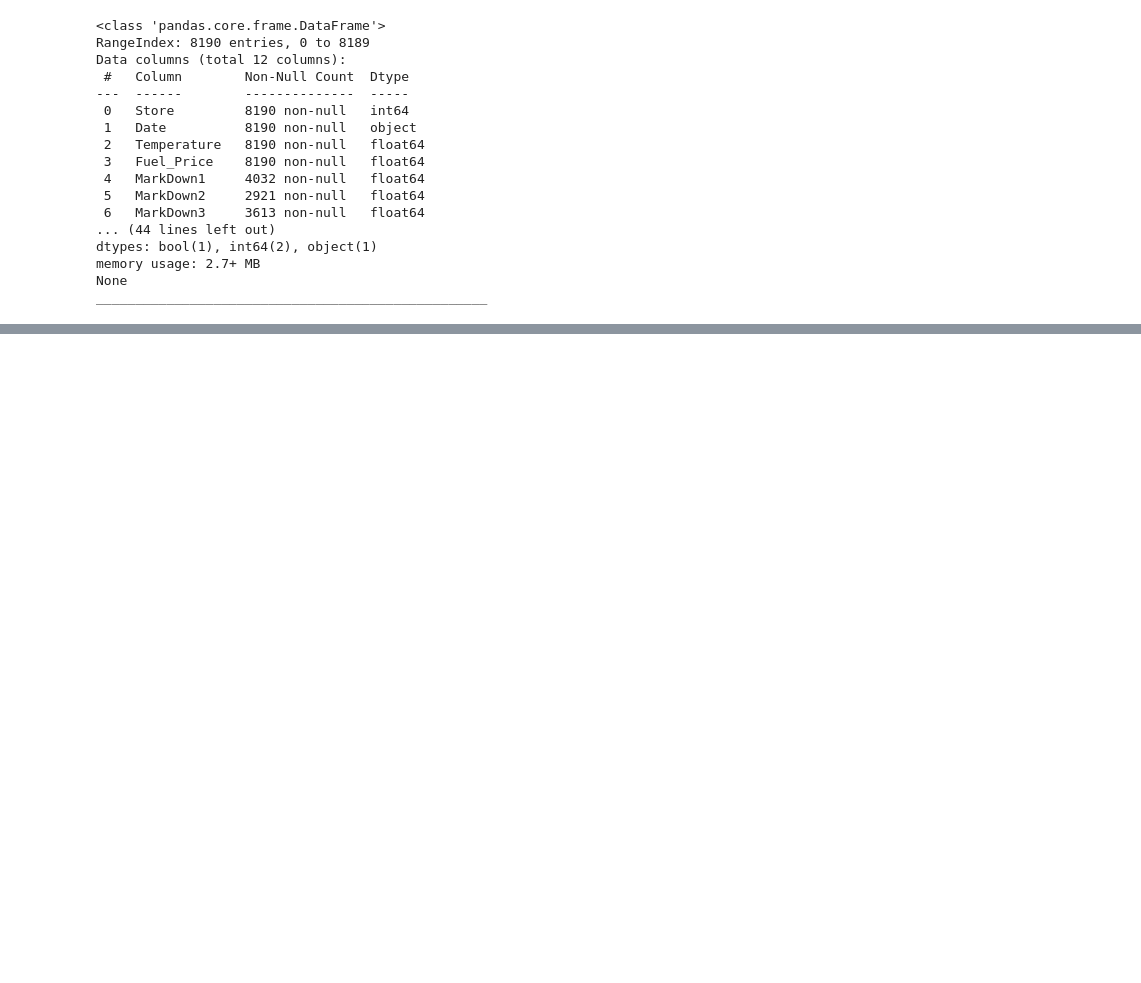
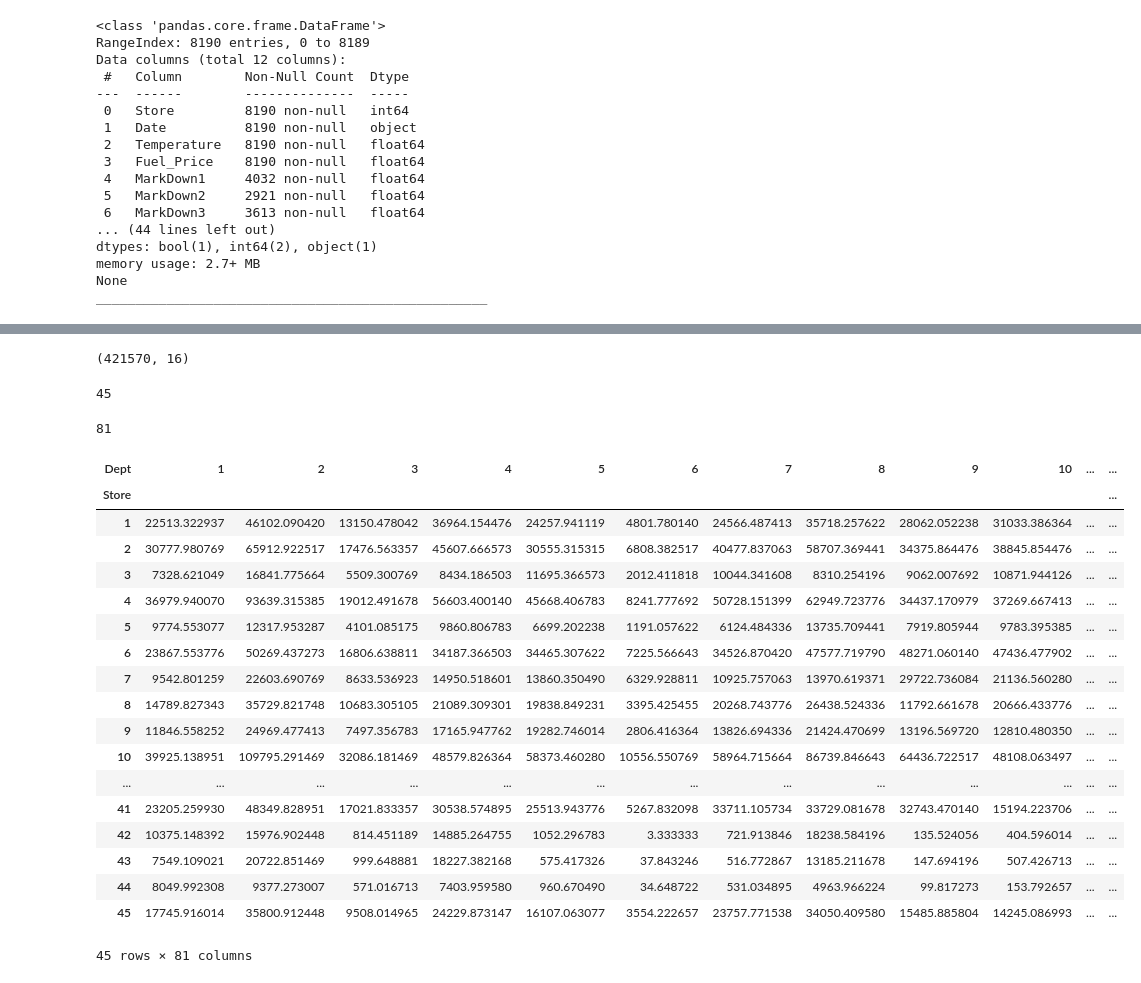
Before and after one commit to abideen-olawuwo/walmart-sales-forcast, a Jupyter notebook: walmart.ipynb, the cells around one changed output, grey strips where cells are left out. Saved outputs shown, nothing was run; the diff lists cells and outputs as text; code cells hidden in the pictures; blank space fills up the shorter version.

```diff
--- a/walmart.ipynb
+++ b/walmart.ipynb
@@ -6,7 +12,7 @@ import seaborn as sns
 # %% [markdown]
 ### Data Loading
 # %%
-feature=pd.read_csv('datasets/features.csv')
+features=pd.read_csv('datasets/features.csv')
 stores=pd.read_csv('datasets/stores.csv')
 train=pd.read_csv('datasets/train.csv')
 test=pd.read_csv('datasets/test.csv')
@@ -110,5 +88,4 @@ __________________________________________________
 # %%
-# merging 3 different sets
-df = df_train.merge(df_features, on=['Store', 'Date'], how='inner').merge(df_store, on=['Store'], how='inner')
+df = train.merge(features, on=['Store', 'Date'], how='inner').merge(stores, on=['Store'], how='inner')
 df.head(5)
 # %% [output]
@@ -115,0 +98,6 @@ NameError: name 'df_train' is not defined
+# %%
+# Remove Duplicate column
+df.drop(['IsHoliday_y'], axis=1,inplace=True)
+# %%
+# Rename is Holiday Column
+df.rename(columns={'IsHoliday_x':'IsHoliday'},inplace=True)
@@ -115,0 +113,37 @@ NameError: name 'df_train' is not defined
+# %%
+df.shape
+# %% [output]
+(421570, 16)
+# %%
+df['Store'].nunique()
+# %% [output]
+45
+# %%
+df['Dept'].nunique()
+# %% [output]
+81
+# %%
+# Check For Average Weekly Sales For each Department
+store_dept_table = pd.pivot_table(df, index='Store', columns='Dept',
+                                  values='Weekly_Sales', aggfunc=np.mean)
+display(store_dept_table)
+# %% [output]
+| Dept | 1 | 2 | 3 | 4 | 5 | 6 | 7 | 8 | 9 | 10 | ... | ... |
+| Store |  |  |  |  |  |  |  |  |  |  |  | ... |
+| 1 | 22513.322937 | 46102.090420 | 13150.478042 | 36964.154476 | 24257.941119 | 4801.780140 | 24566.487413 | 35718.257622 | 28062.052238 | 31033.386364 | ... | ... |
+| 2 | 30777.980769 | 65912.922517 | 17476.563357 | 45607.666573 | 30555.315315 | 6808.382517 | 40477.837063 | 58707.369441 | 34375.864476 | 38845.854476 | ... | ... |
+| 3 | 7328.621049 | 16841.775664 | 5509.300769 | 8434.186503 | 11695.366573 | 2012.411818 | 10044.341608 | 8310.254196 | 9062.007692 | 10871.944126 | ... | ... |
+| 4 | 36979.940070 | 93639.315385 | 19012.491678 | 56603.400140 | 45668.406783 | 8241.777692 | 50728.151399 | 62949.723776 | 34437.170979 | 37269.667413 | ... | ... |
+| 5 | 9774.553077 | 12317.953287 | 4101.085175 | 9860.806783 | 6699.202238 | 1191.057622 | 6124.484336 | 13735.709441 | 7919.805944 | 9783.395385 | ... | ... |
+| 6 | 23867.553776 | 50269.437273 | 16806.638811 | 34187.366503 | 34465.307622 | 7225.566643 | 34526.870420 | 47577.719790 | 48271.060140 | 47436.477902 | ... | ... |
+| 7 | 9542.801259 | 22603.690769 | 8633.536923 | 14950.518601 | 13860.350490 | 6329.928811 | 10925.757063 | 13970.619371 | 29722.736084 | 21136.560280 | ... | ... |
+| 8 | 14789.827343 | 35729.821748 | 10683.305105 | 21089.309301 | 19838.849231 | 3395.425455 | 20268.743776 | 26438.524336 | 11792.661678 | 20666.433776 | ... | ... |
+| 9 | 11846.558252 | 24969.477413 | 7497.356783 | 17165.947762 | 19282.746014 | 2806.416364 | 13826.694336 | 21424.470699 | 13196.569720 | 12810.480350 | ... | ... |
+| 10 | 39925.138951 | 109795.291469 | 32086.181469 | 48579.826364 | 58373.460280 | 10556.550769 | 58964.715664 | 86739.846643 | 64436.722517 | 48108.063497 | ... | ... |
+| ... | ... | ... | ... | ... | ... | ... | ... | ... | ... | ... | ... | ... |
+| 41 | 23205.259930 | 48349.828951 | 17021.833357 | 30538.574895 | 25513.943776 | 5267.832098 | 33711.105734 | 33729.081678 | 32743.470140 | 15194.223706 | ... | ... |
+| 42 | 10375.148392 | 15976.902448 | 814.451189 | 14885.264755 | 1052.296783 | 3.333333 | 721.913846 | 18238.584196 | 135.524056 | 404.596014 | ... | ... |
+| 43 | 7549.109021 | 20722.851469 | 999.648881 | 18227.382168 | 575.417326 | 37.843246 | 516.772867 | 13185.211678 | 147.694196 | 507.426713 | ... | ... |
+| 44 | 8049.992308 | 9377.273007 | 571.016713 | 7403.959580 | 960.670490 | 34.648722 | 531.034895 | 4963.966224 | 99.817273 | 153.792657 | ... | ... |
+| 45 | 17745.916014 | 35800.912448 | 9508.014965 | 24229.873147 | 16107.063077 | 3554.222657 | 23757.771538 | 34050.409580 | 15485.885804 | 14245.086993 | ... | ... |
+45 rows × 81 columns
```
Also changed, not shown: parts of 13 cells of this notebook.
